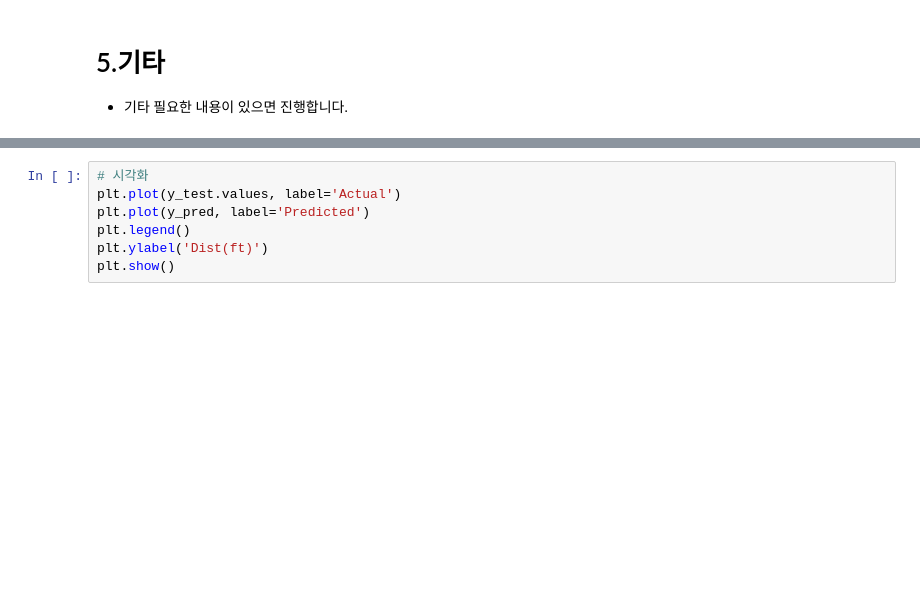
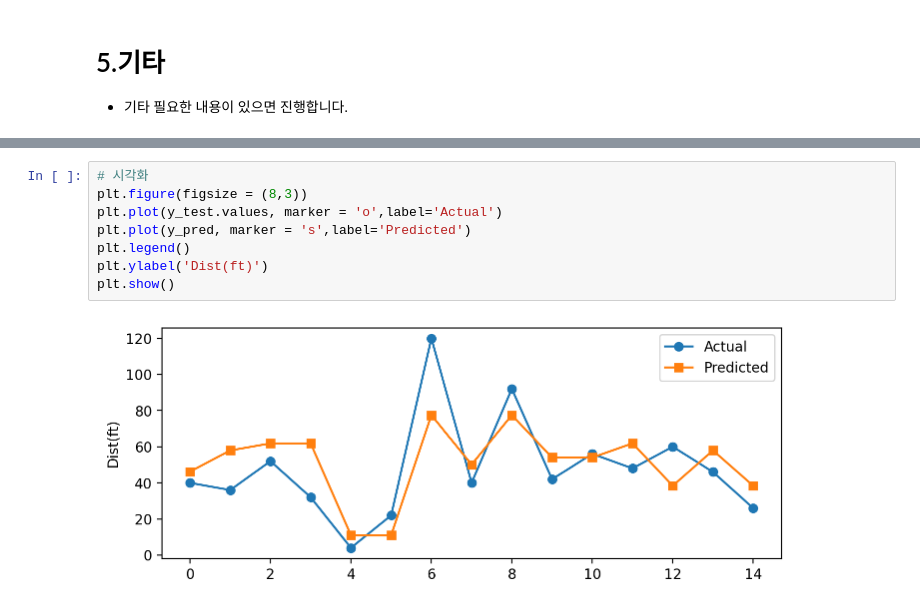
Before and after one commit to yangjung-woo/KT-Workspace, a Jupyter notebook: KT_AIVLE_DX_Regular_course/Week1/DX_머신러닝_실습자료/DX_머신러닝_실습자료/배우기/ML03_01_선형회귀(Cars).ipynb, the cells around one changed output, grey strips where cells are left out. Saved outputs shown, nothing was run; the diff lists cells and outputs as text; blank space fills up the shorter version.

```diff
--- a/KT_AIVLE_DX_Regular_course/Week1/DX_머신러닝_실습자료/DX_머신러닝_실습자료/배우기/ML03_01_선형회귀(Cars).ipynb
+++ b/KT_AIVLE_DX_Regular_course/Week1/DX_머신러닝_실습자료/DX_머신러닝_실습자료/배우기/ML03_01_선형회귀(Cars).ipynb
@@ -104,7 +176,10 @@ x_train, x_test, y_train, y_test = train_test_split(x, y, test_size=0.3, random_
 # %%
 # 시각화
-plt.plot(y_test.values, label='Actual')
-plt.plot(y_pred, label='Predicted')
+plt.figure(figsize = (8,3))
+plt.plot(y_test.values, marker = 'o',label='Actual')
+plt.plot(y_pred, marker = 's',label='Predicted')
 plt.legend()
 plt.ylabel('Dist(ft)')
 plt.show()
+# %% [output]
+[figure, added]
```
Also changed, not shown: parts of 17 cells of this notebook, 12 other files.
